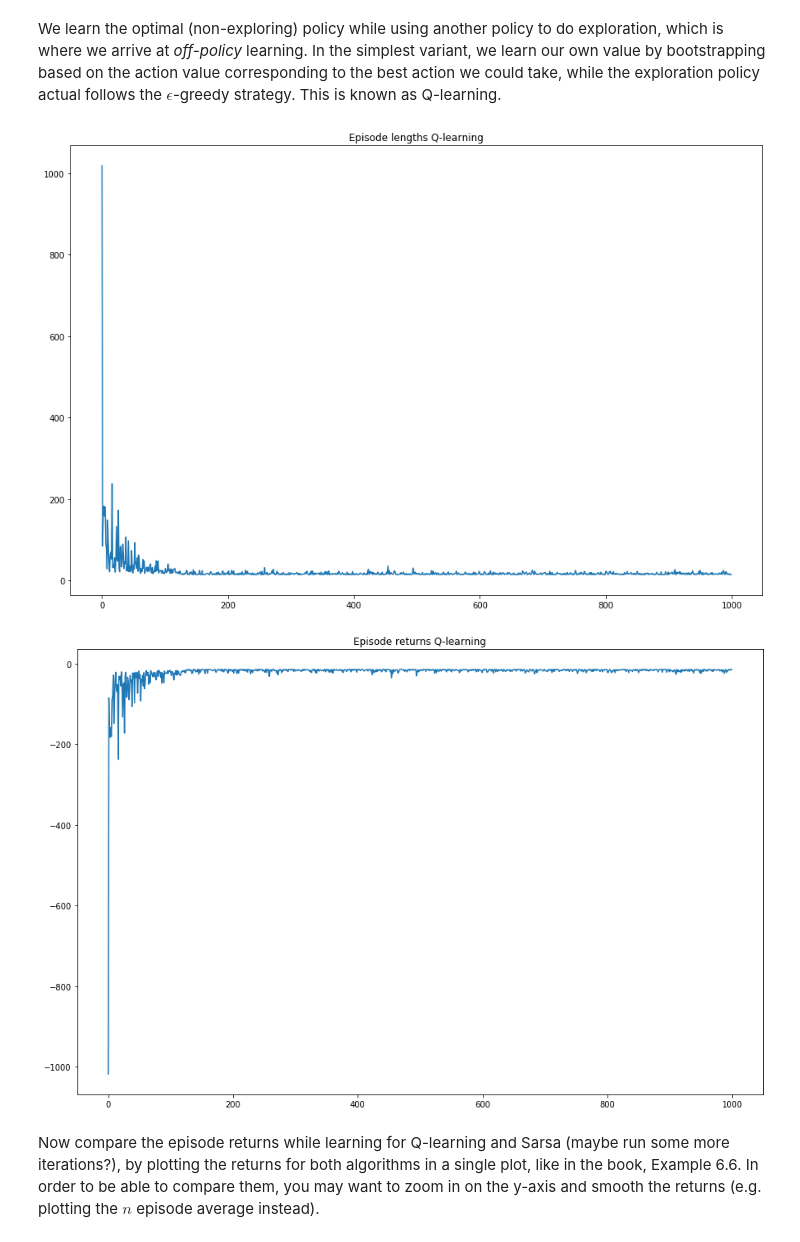
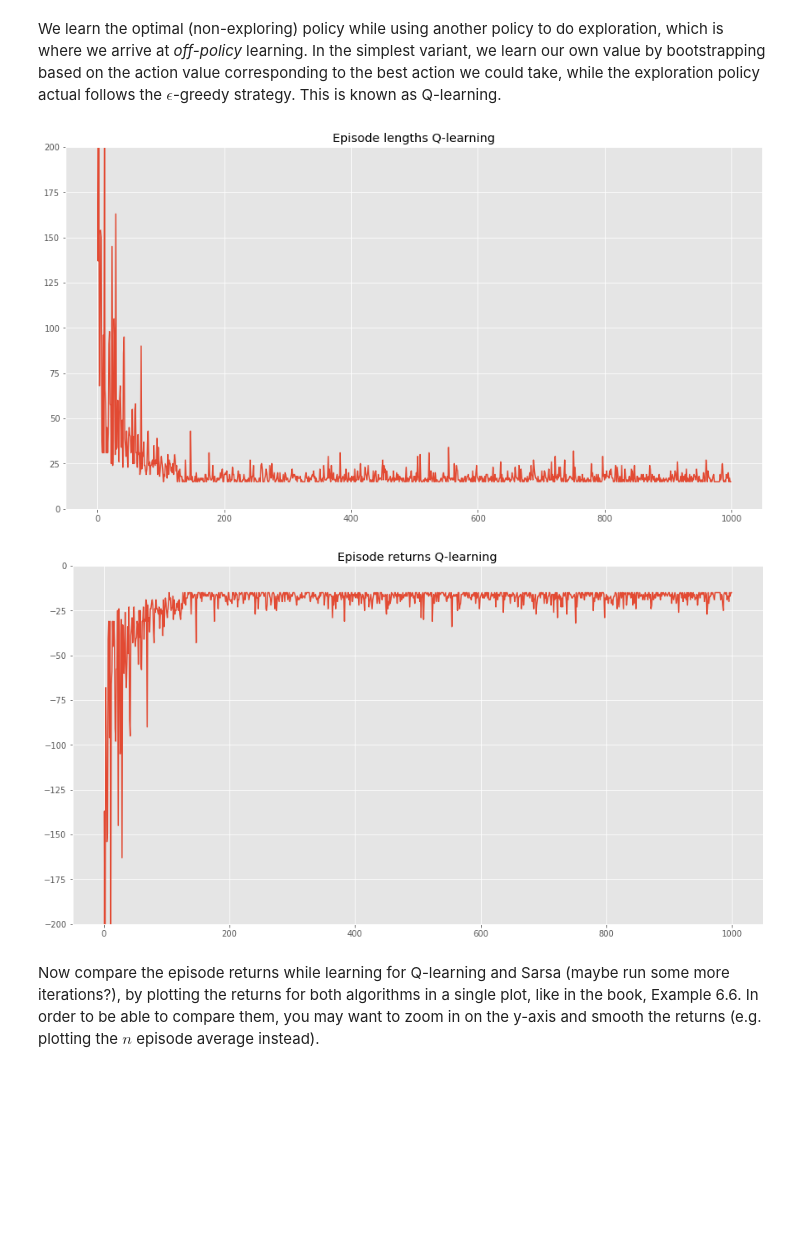
Before and after one commit to Melika-Ayoughi/RL, a Jupyter notebook: Labs/lab2/Dávid Kuric_Tim Bakker_12224855_12166510_lab2.ipynb, the cells around one changed output. Saved outputs shown, nothing was run; the diff lists cells and outputs as text; code cells hidden in the pictures; blank space fills up the shorter version.

```diff
--- a/Labs/lab2/Dávid Kuric_Tim Bakker_12224855_12166510_lab2.ipynb
+++ b/Labs/lab2/Dávid Kuric_Tim Bakker_12224855_12166510_lab2.ipynb
@@ -59,7 +59,8 @@ def make_epsilon_greedy_policy(Q, epsilon, nA):
 # env?
 # print(env.P[37])
 import matplotlib as mpl
-mpl.rcParams.update({"figure.figsize": (15, 10)})
+mpl.rcParams.update({"figure.figsize": (15, 8)})
+plt.style.use(['ggplot'])
 # %%
 def sarsa(env, num_episodes, discount_factor=1.0, alpha=0.5, epsilon=0.1, Q=None):
     """
@@ -174,35 +178,38 @@ def q_learning(env, num_episodes, discount_factor=1.0, alpha=0.5, epsilon=0.1, Q
         s = env.reset()
         # while we have not reached the goal state
         stop = False
         rewards = []
         while stop != True:
             a = policy(s)  # choose a from s using policy
             s_next, R, stop, _ = env.step(a)
             a_next = policy(s_next)  # choose next action from policy
             Q[s][a] = Q[s][a] + alpha * (R + discount_factor * max(Q[s_next]) - Q[s][a])
             s = s_next
             a = a_next
             i += 1  # episode length
             rewards.append(R)
         # calculating the episode return
         discount_powers = np.array(range(i-1,-1,-1))
         discounts = np.array([pow(discount_factor, n) for n in discount_powers])
-        episode_return = np.dot(rewards, discounts)
+#         episode_return = np.dot(rewards, discounts)
+        episode_return = np.sum(rewards)
         stats.append((i, episode_return))
     episode_lengths, episode_returns = zip(*stats)
     return Q, (episode_lengths, episode_returns)
 
 Q_q_learning, (episode_lengths_q_learning, episode_returns_q_learning) = q_learning(env, 1000)
 
 # We will help you with plotting this time
 plt.plot(episode_lengths_q_learning)
 plt.title('Episode lengths Q-learning')
+plt.ylim([0, 200])
 plt.show()
 plt.plot(episode_returns_q_learning)
 plt.title('Episode returns Q-learning')
+plt.ylim([-200, 0])
 plt.show()
 # %% [output]
-[figure, old version]
+[figure, new version]
-[figure, old version]
+[figure, new version]
 # %% [markdown]
 Now compare the episode returns while learning for Q-learning and Sarsa (maybe run some more iterations?), by plotting the returns for both algorithms in a single plot, like in the book, Example 6.6. In order to be able to compare them, you may want to zoom in on the y-axis and smooth the returns (e.g. plotting the $n$ episode average instead).
```
Also changed, not shown: parts of 7 cells of this notebook.
